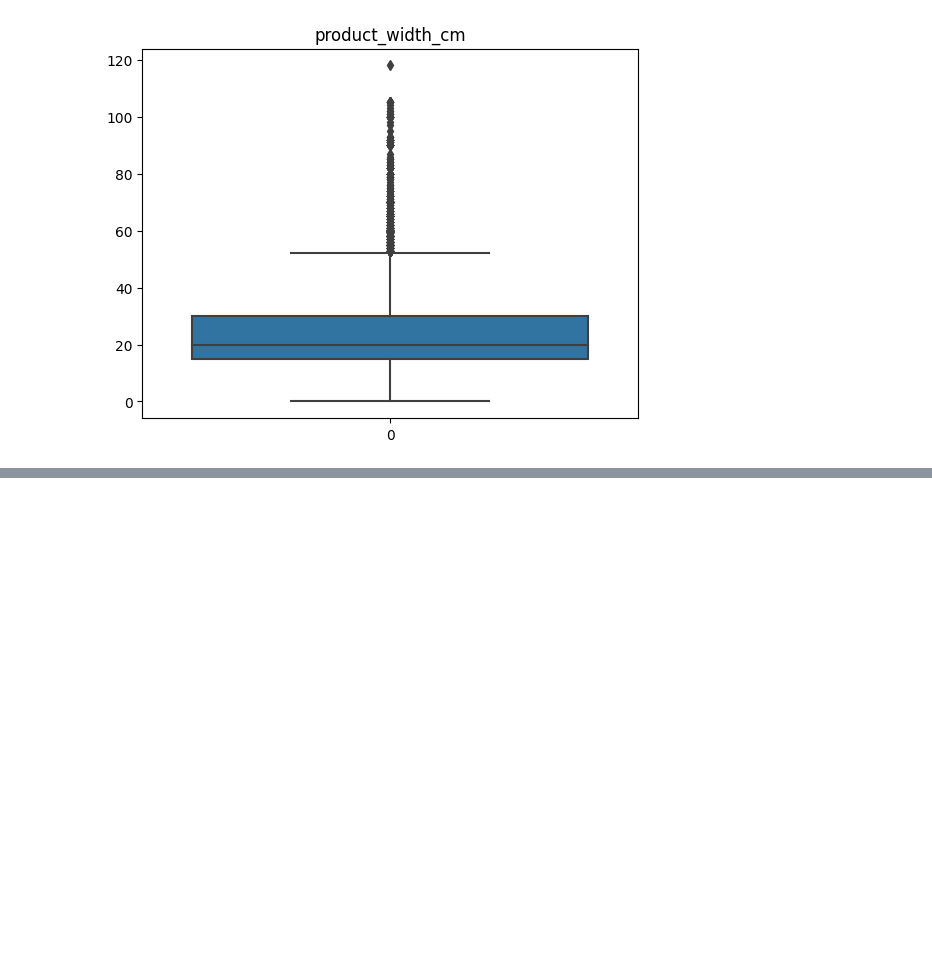
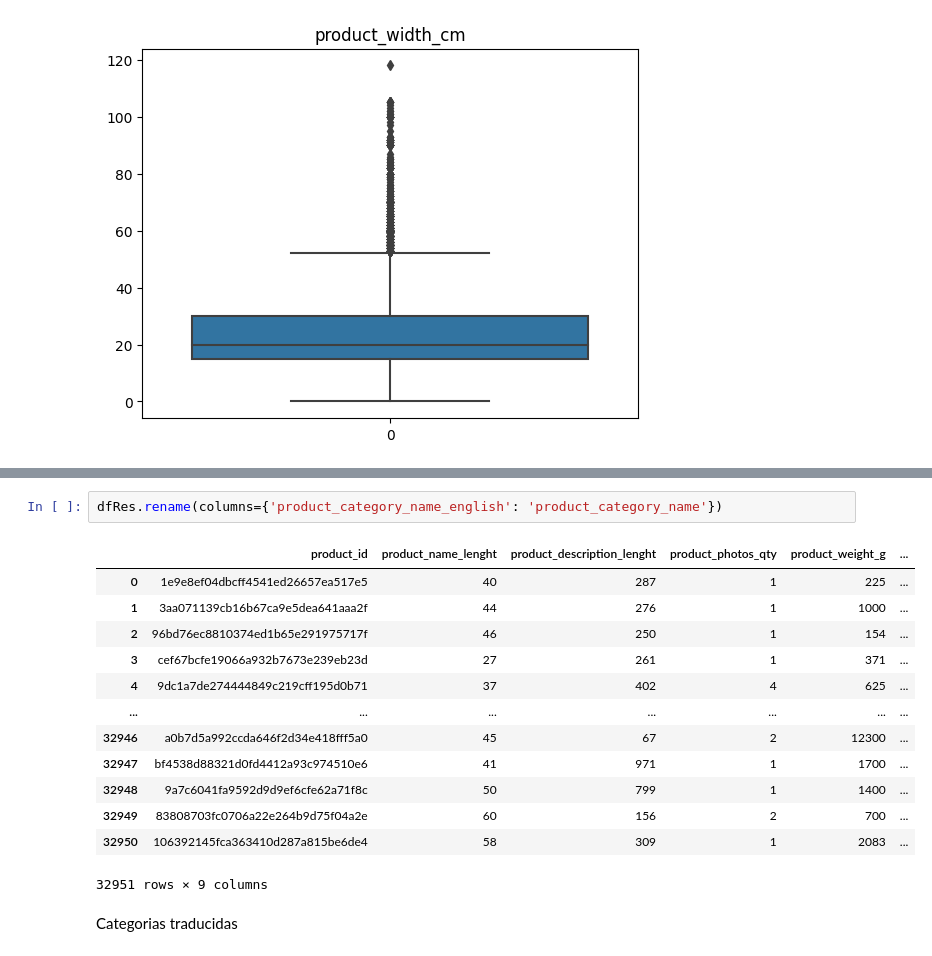
Before and after one commit to alitawe/TrabajoGrupalFinalHenry, a Jupyter notebook: Cuadernos/Copia de olist_products_dataset_limpieza.ipynb, the cells around one changed output, grey strips where cells are left out. Cells and saved outputs as stored; diff of their text form; blank space fills up the shorter version.

```diff
--- a/Cuadernos/Copia de olist_products_dataset_limpieza.ipynb
+++ b/Cuadernos/Copia de olist_products_dataset_limpieza.ipynb
@@ -112,0 +161,18 @@ for e in columnas:
+# %%
+dfRes.rename(columns={'product_category_name_english': 'product_category_name'})
+# %% [output]
+|  | product_id | product_name_lenght | product_description_lenght | product_photos_qty | product_weight_g | ... |
+| 0 | 1e9e8ef04dbcff4541ed26657ea517e5 | 40 | 287 | 1 | 225 | ... |
+| 1 | 3aa071139cb16b67ca9e5dea641aaa2f | 44 | 276 | 1 | 1000 | ... |
+| 2 | 96bd76ec8810374ed1b65e291975717f | 46 | 250 | 1 | 154 | ... |
+| 3 | cef67bcfe19066a932b7673e239eb23d | 27 | 261 | 1 | 371 | ... |
+| 4 | 9dc1a7de274444849c219cff195d0b71 | 37 | 402 | 4 | 625 | ... |
+| ... | ... | ... | ... | ... | ... | ... |
+| 32946 | a0b7d5a992ccda646f2d34e418fff5a0 | 45 | 67 | 2 | 12300 | ... |
+| 32947 | bf4538d88321d0fd4412a93c974510e6 | 41 | 971 | 1 | 1700 | ... |
+| 32948 | 9a7c6041fa9592d9d9ef6cfe62a71f8c | 50 | 799 | 1 | 1400 | ... |
+| 32949 | 83808703fc0706a22e264b9d75f04a2e | 60 | 156 | 2 | 700 | ... |
+| 32950 | 106392145fca363410d287a815be6de4 | 58 | 309 | 1 | 2083 | ... |
+32951 rows × 9 columns
+# %% [markdown]
+Categorias traducidas
```
Also changed, not shown: parts of 5 cells of this notebook, 5 other files.
